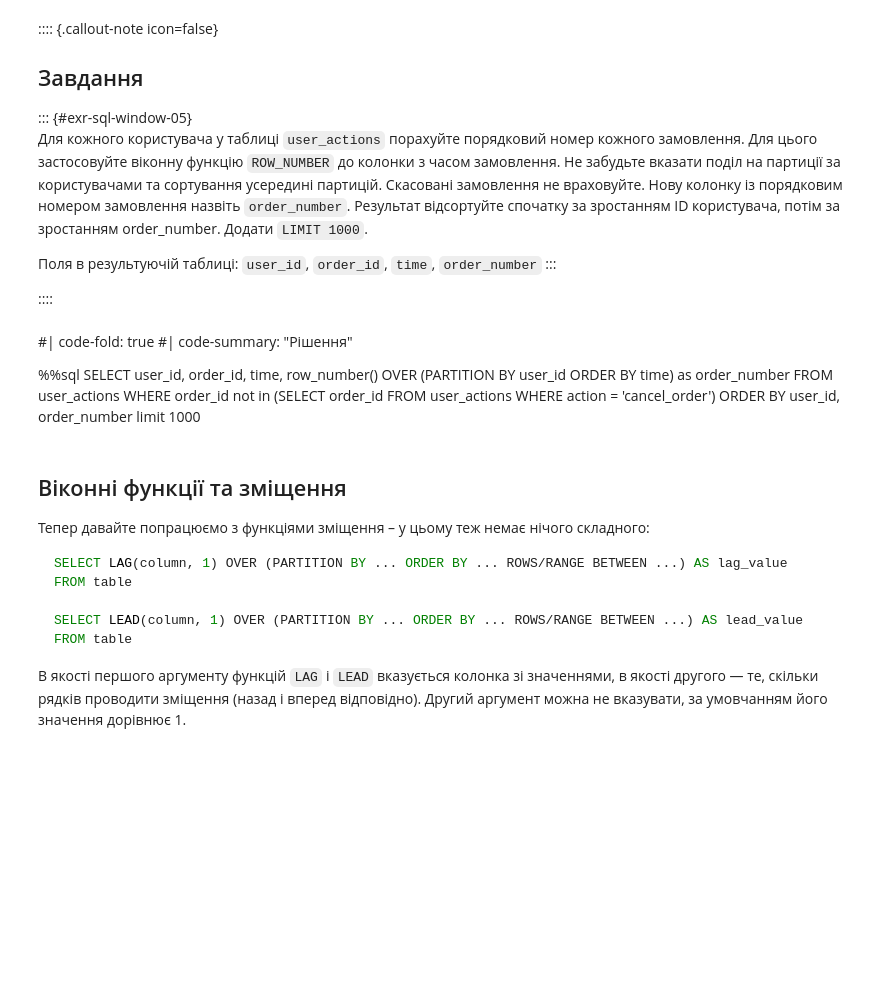
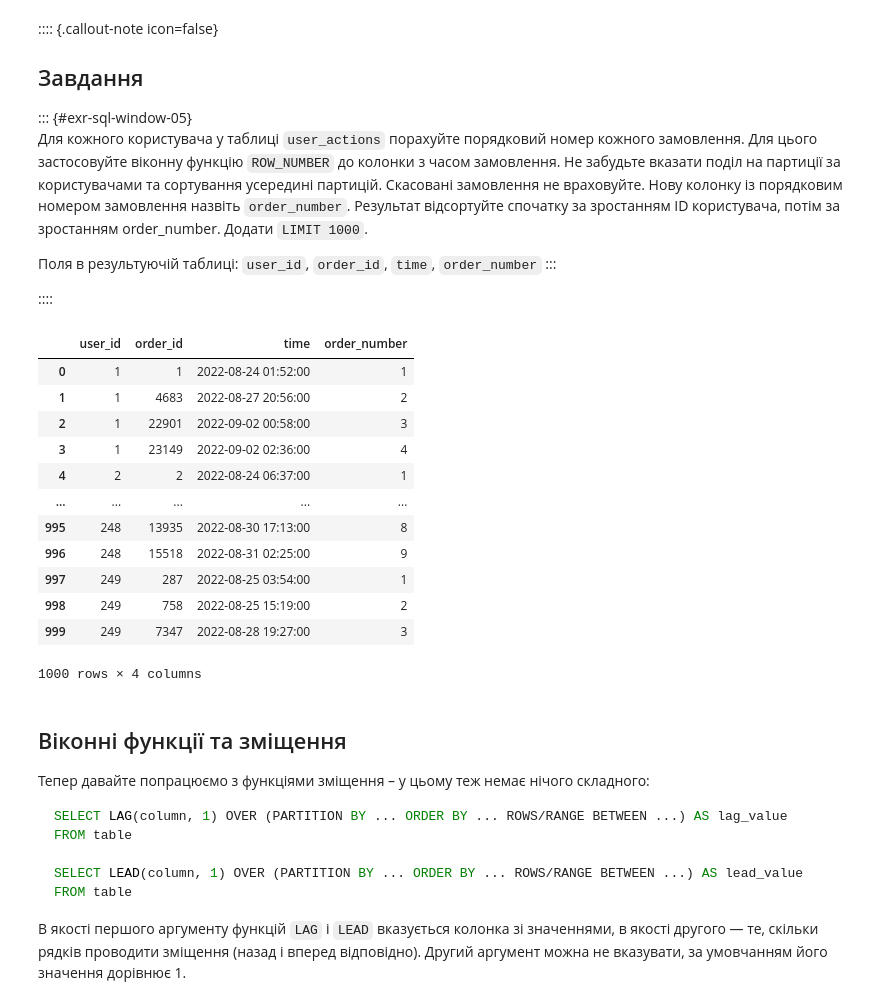
Before and after one commit to Aranaur/py4ds, a Jupyter notebook: sql_window.ipynb, the cells around one changed output. Saved outputs shown, nothing was run; the diff lists cells and outputs as text; code cells hidden in the pictures; blank space fills up the shorter version.

```diff
--- a/sql_window.ipynb
+++ b/sql_window.ipynb
@@ -505,21 +489,35 @@ FROM t1
 :::
 
 ::::
-# %% [markdown]
-#| code-fold: true
-#| code-summary: "Рішення"
-
-%%sql
-SELECT user_id,
-       order_id,
-       time,
-       row_number() OVER (PARTITION BY user_id
-                          ORDER BY time) as order_number
-FROM   user_actions
-WHERE  order_id not in (SELECT order_id
-                        FROM   user_actions
-                        WHERE  action = 'cancel_order')
-ORDER BY user_id, order_number limit 1000
+# %%
+#| code-fold: true
+#| code-summary: "Рішення"
+
+%%sql
+SELECT user_id,
+       order_id,
+       time,
+       row_number() OVER (PARTITION BY user_id
+                          ORDER BY time) as order_number
+FROM   user_actions
+WHERE  order_id not in (SELECT order_id
+                        FROM   user_actions
+                        WHERE  action = 'cancel_order')
+ORDER BY user_id, order_number limit 1000
+# %% [output]
+|  | user_id | order_id | time | order_number |
+| 0 | 1 | 1 | 2022-08-24 01:52:00 | 1 |
+| 1 | 1 | 4683 | 2022-08-27 20:56:00 | 2 |
+| 2 | 1 | 22901 | 2022-09-02 00:58:00 | 3 |
+| 3 | 1 | 23149 | 2022-09-02 02:36:00 | 4 |
+| 4 | 2 | 2 | 2022-08-24 06:37:00 | 1 |
+| ... | ... | ... | ... | ... |
+| 995 | 248 | 13935 | 2022-08-30 17:13:00 | 8 |
+| 996 | 248 | 15518 | 2022-08-31 02:25:00 | 9 |
+| 997 | 249 | 287 | 2022-08-25 03:54:00 | 1 |
+| 998 | 249 | 758 | 2022-08-25 15:19:00 | 2 |
+| 999 | 249 | 7347 | 2022-08-28 19:27:00 | 3 |
+1000 rows × 4 columns
 # %% [markdown]
 ## Віконні функції та зміщення
 
```
Also changed, not shown: parts of 10 cells of this notebook, 28 other files.
